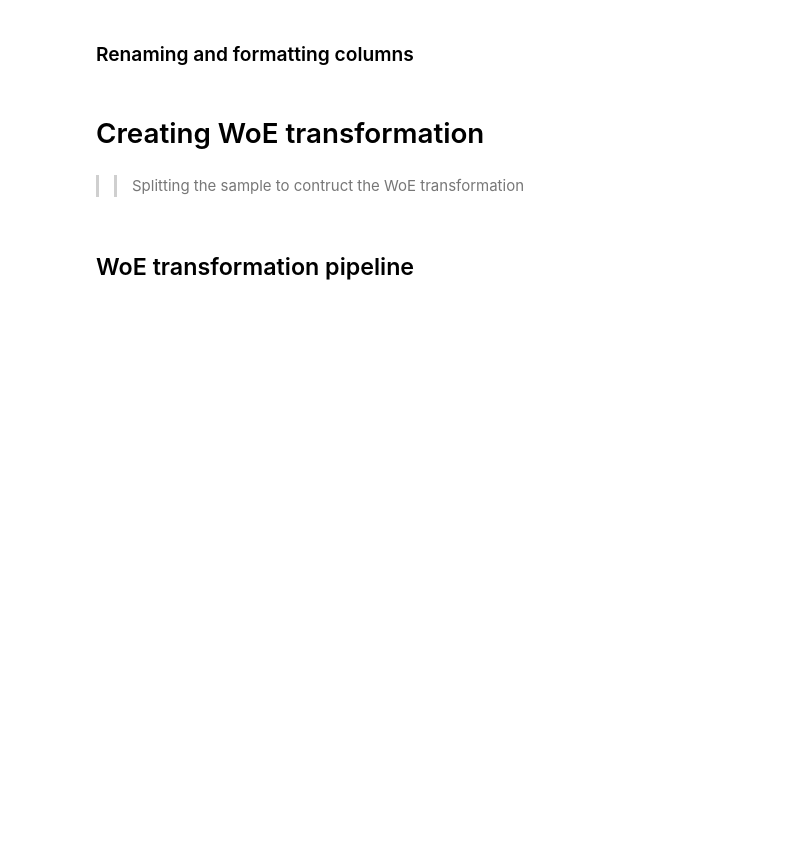
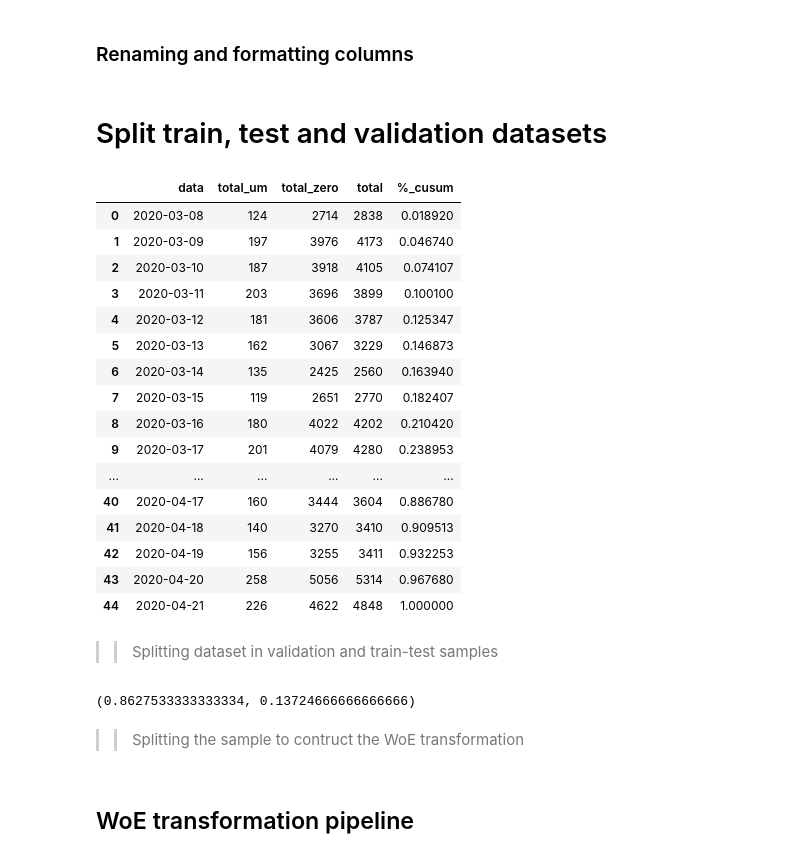
Before and after one commit to caanpaip/ML-anti-fraud, a Jupyter notebook: notebooks/2.Feature_engineering.ipynb, the cells around one changed output. Drawn from its saved outputs; the diff is of its cells as text; code cells hidden in the pictures; blank space fills up the shorter version.

```diff
--- a/notebooks/2.Feature_engineering.ipynb
+++ b/notebooks/2.Feature_engineering.ipynb
@@ -112,3 +96,37 @@ df['data'] = df['fecha'].apply(lambda x: x[:10])
 df['hora'] = df['fecha'].apply(lambda x: x[10:])
-# %% [markdown]
-# Creating WoE transformation
+# %% [markdown]
+# Split train, test and validation datasets
+# %%
+seman = df.groupby("data").agg(
+
+
+    total_um = ("fraude",lambda x: sum(x) ),
+    total_zero = ("fraude",lambda x: sum( (x+1)%2 ) ),
+    total = ("fraude","count" )
+
+     )
+
+
+seman['%_cusum'] = (seman['total']/seman['total'].sum()).cumsum()
+
+seman.reset_index()
+# %% [output]
+|  | data | total_um | total_zero | total | %_cusum |
+| 0 | 2020-03-08 | 124 | 2714 | 2838 | 0.018920 |
+| 1 | 2020-03-09 | 197 | 3976 | 4173 | 0.046740 |
+| 2 | 2020-03-10 | 187 | 3918 | 4105 | 0.074107 |
+| 3 | 2020-03-11 | 203 | 3696 | 3899 | 0.100100 |
+| 4 | 2020-03-12 | 181 | 3606 | 3787 | 0.125347 |
+| 5 | 2020-03-13 | 162 | 3067 | 3229 | 0.146873 |
+| 6 | 2020-03-14 | 135 | 2425 | 2560 | 0.163940 |
+| 7 | 2020-03-15 | 119 | 2651 | 2770 | 0.182407 |
+| 8 | 2020-03-16 | 180 | 4022 | 4202 | 0.210420 |
+| 9 | 2020-03-17 | 201 | 4079 | 4280 | 0.238953 |
+| ... | ... | ... | ... | ... | ... |
+| 40 | 2020-04-17 | 160 | 3444 | 3604 | 0.886780 |
+| 41 | 2020-04-18 | 140 | 3270 | 3410 | 0.909513 |
+| 42 | 2020-04-19 | 156 | 3255 | 3411 | 0.932253 |
+| 43 | 2020-04-20 | 258 | 5056 | 5314 | 0.967680 |
+| 44 | 2020-04-21 | 226 | 4622 | 4848 | 1.000000 |
+# %% [markdown]
+>> Splitting dataset in validation and train-test samples
@@ -115,3 +141,7 @@ df['hora'] = df['fecha'].apply(lambda x: x[10:])
+# %%
+df_train_test.shape[0]/df.shape[0], df_validation.shape[0]/df.shape[0]
+# %% [output]
+(0.8627533333333334, 0.13724666666666666)
 # %% [markdown]
 >> Splitting the sample to contruct the WoE transformation
 # %%
```
Also changed, not shown: parts of 11 cells of this notebook, 25 other files.
